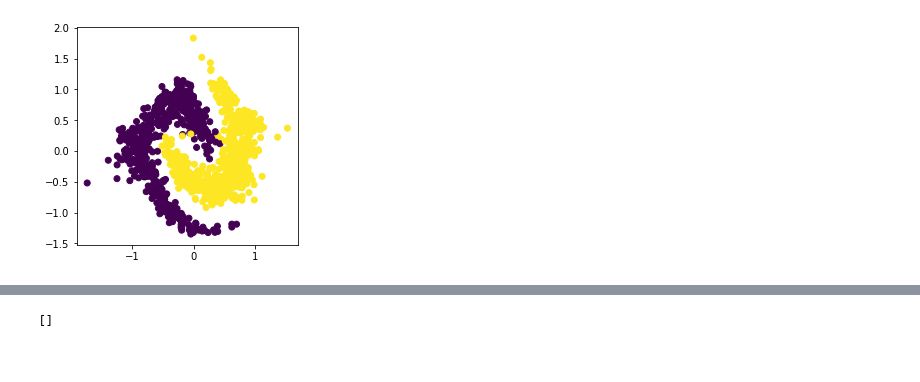
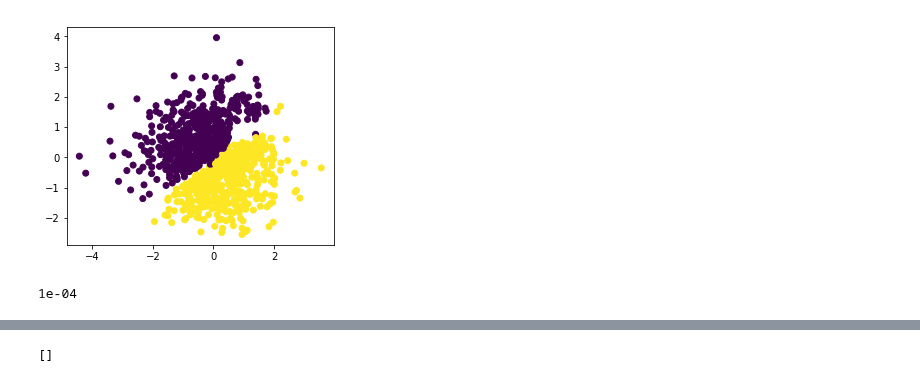
Before and after one commit to npetrenko/real_nvp, a Jupyter notebook: NVP-all.ipynb, the cells around one changed output, grey strips where cells are left out. Saved outputs shown, nothing was run; the diff lists cells and outputs as text; code cells hidden in the pictures.

```diff
--- a/NVP-all.ipynb
+++ b/NVP-all.ipynb
@@ -9,14 +10,14 @@ from flows import NVPFlow, FlowSequence, ResFlow, BNFlow, phase, floatX
 # %%
 inp = tf.placeholder(floatX, [None, 2])
 # %%
-flow = NVPFlow(2, 'init_flow')(inp)
+flow = ResFlow(2, 'res_init', normalize=True)(inp)
+flow = NVPFlow(name='nvp_init', normalize=True)(flow)
 
-for i in range(0, 15):
-    flow = NVPFlow(name='res_' + str(i))(flow)
-    if i % 2 == 0:
-        flow = BNFlow(name='bn_' + str(i))(flow)
+for i in range(0, 17):
+    flow = ResFlow(name='res_' + str(i), normalize=True)(flow)
+    flow = NVPFlow(name='nvp_' + str(i), normalize=True)(flow)
 # %%
-flow[-1].output /= 4
+flow[-1].output /= 2
 # %%
 flow[-1].logj.shape
 # %% [output]
@@ -86,11 +90,15 @@ logj.eval({inp:X, phase: False}).mean()
 # %%
 X, y = make_moons(n_samples=1024, noise=0.13)
-ver = z.eval({inp:X})
+ver = z.eval({inp:X, phase:False})
 
 ax = plt.gca()
 ax.set_aspect('equal')
 plt.scatter(ver[:,0], ver[:,1], c=y)
 plt.show()
 # %% [output]
-[figure, old version]
+[figure, new version]
+# %%
+sess.run(lr.assign(0.0001))
+# %% [output]
+1e-04
 # %%
```
Also changed, not shown: parts of 20 cells of this notebook, 3 other files.
